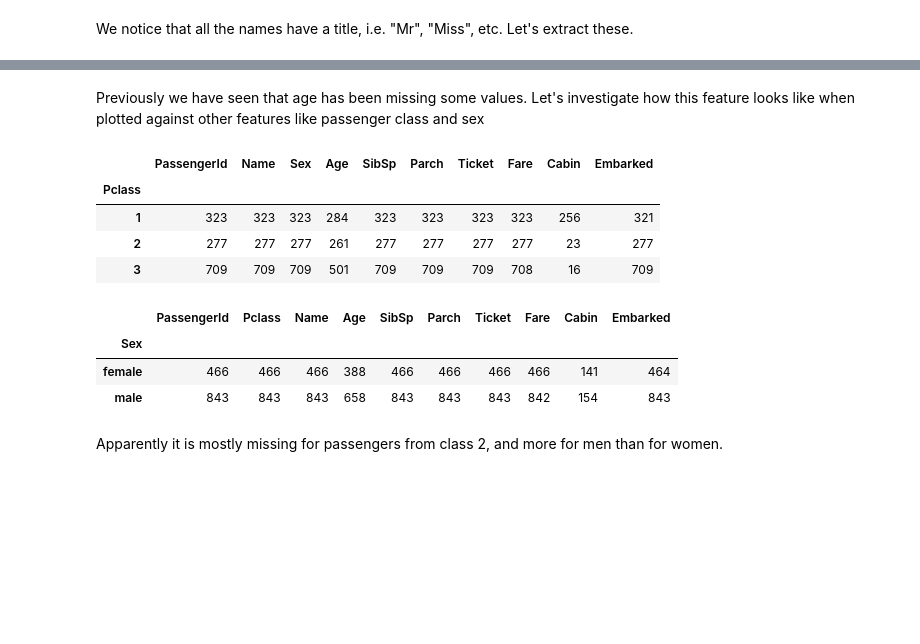
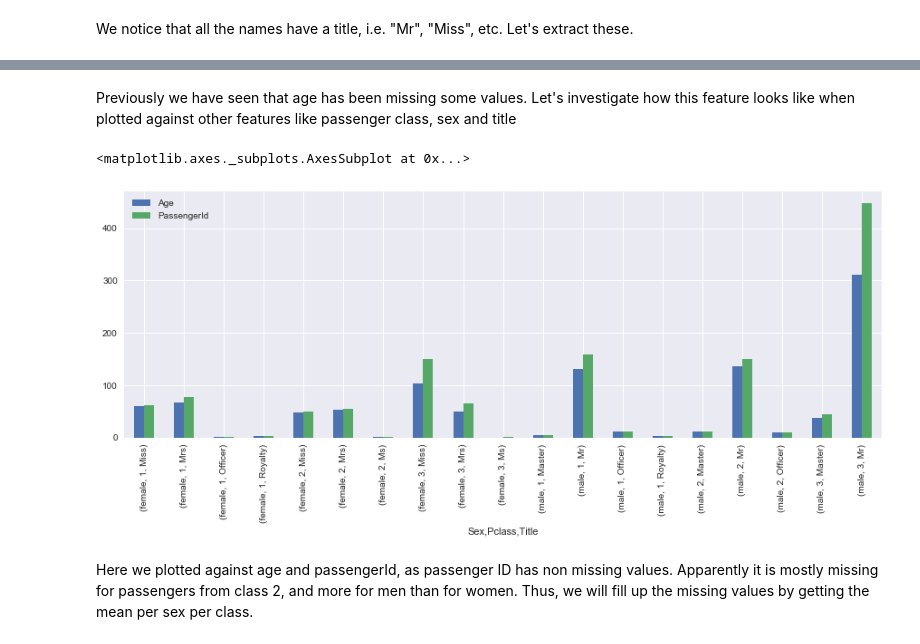
Before and after one commit to KeremAslan/titanic_kaggle, a Jupyter notebook: Titanic Survivor Prediction improvement.ipynb, the cells around one changed output, grey strips where cells are left out. Cells and saved outputs as stored; diff of their text form; code cells hidden in the pictures; blank space fills up the shorter version.

```diff
--- a/Titanic Survivor Prediction improvement.ipynb
+++ b/Titanic Survivor Prediction improvement.ipynb
@@ -181,0 +184,4 @@ df_transformed.head()
+# %%
+combined = pd.concat([total_df, df_transformed['Title']], axis=1)
+combined = combined.reset_index(drop=True)
+combined.tail()
@@ -182,19 +195,9 @@ df_transformed.head()
 # %% [markdown]
-Previously we have seen that age has been missing some values. Let's investigate how this feature looks like when plotted against other features like passenger class and sex
+Previously we have seen that age has been missing some values. Let's investigate how this feature looks like when plotted against other features like passenger class, sex and title
-# %%
-total_df.groupby('Pclass').count()
-# %% [output]
-|  | PassengerId | Name | Sex | Age | SibSp | Parch | Ticket | Fare | Cabin | Embarked |
-| Pclass |  |  |  |  |  |  |  |  |  |  |
-| 1 | 323 | 323 | 323 | 284 | 323 | 323 | 323 | 323 | 256 | 321 |
-| 2 | 277 | 277 | 277 | 261 | 277 | 277 | 277 | 277 | 23 | 277 |
-| 3 | 709 | 709 | 709 | 501 | 709 | 709 | 709 | 708 | 16 | 709 |
-# %%
-total_df.groupby('Sex').count()
-# %% [output]
-|  | PassengerId | Pclass | Name | Age | SibSp | Parch | Ticket | Fare | Cabin | Embarked |
-| Sex |  |  |  |  |  |  |  |  |  |  |
-| female | 466 | 466 | 466 | 388 | 466 | 466 | 466 | 466 | 141 | 464 |
-| male | 843 | 843 | 843 | 658 | 843 | 843 | 843 | 842 | 154 | 843 |
+# %%
+combined.groupby(['Sex', 'Pclass', 'Title'])['Age', 'PassengerId'].count().plot.bar()
+# %% [output]
+<matplotlib.axes._subplots.AxesSubplot at 0x...>
+[figure, added]
 # %% [markdown]
-Apparently it is mostly missing for passengers from class 2, and more for men than for women.
+Here we plotted against age and passengerId, as passenger ID has non missing values. Apparently it is mostly missing for passengers from class 2, and more for men than for women. Thus, we will fill up the missing values by getting the mean per sex per class.
```
Also changed, not shown: parts of 46 cells of this notebook.
